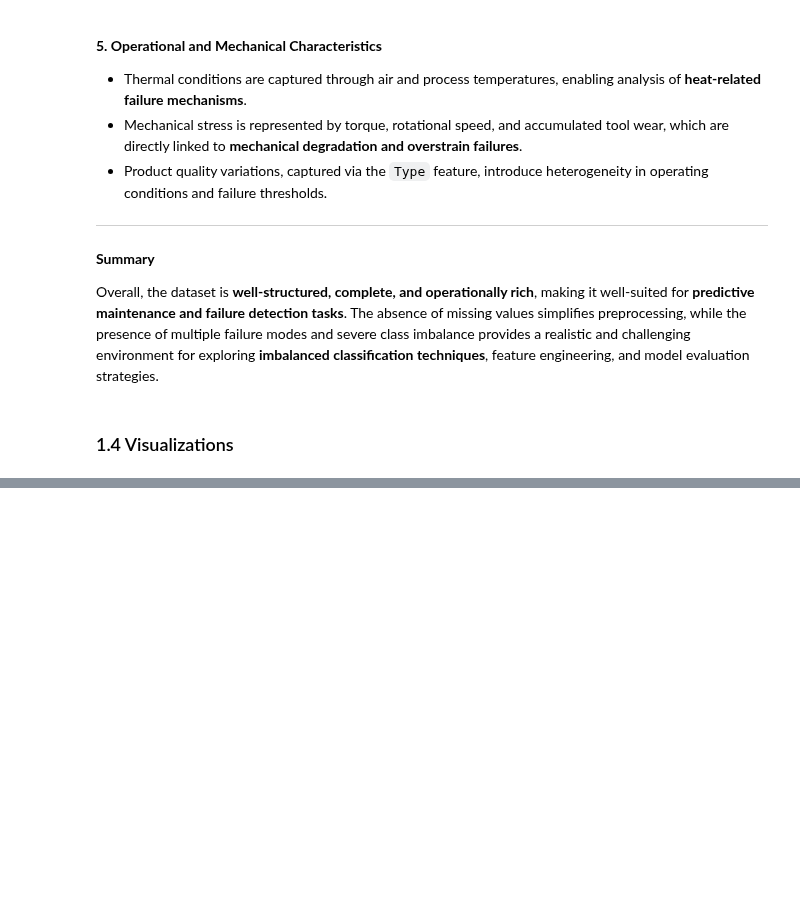
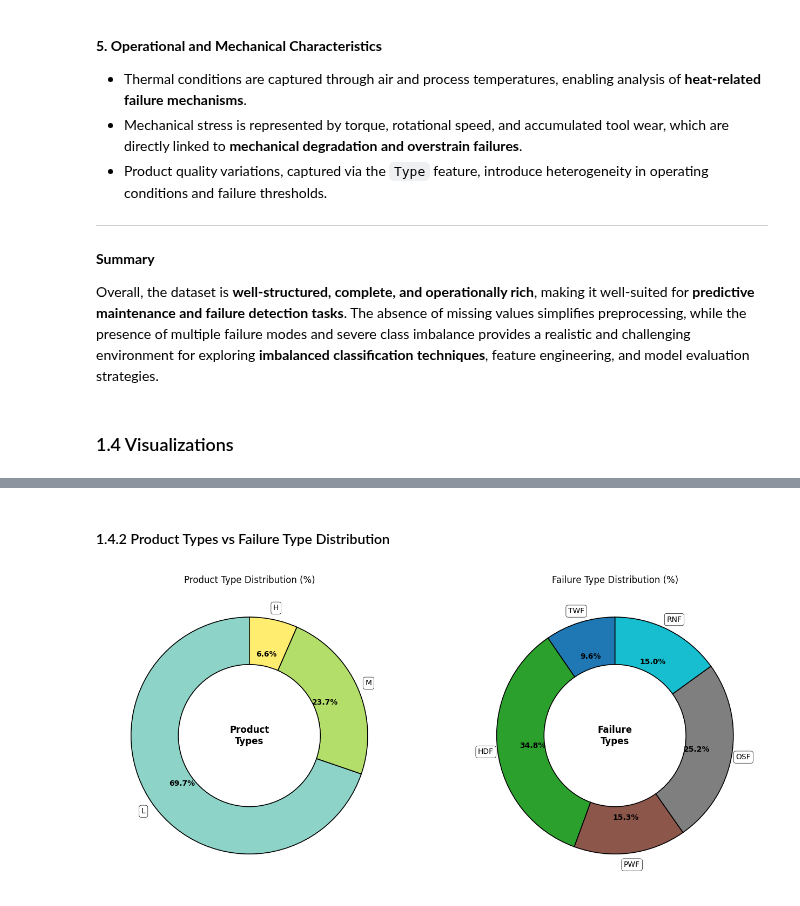
Before and after one commit to ANDUGULA-SAI-KIRAN/predictive-maintenance-end2end, a Jupyter notebook: notebooks/eda.ipynb, the cells around one changed output, grey strips where cells are left out. Saved outputs shown, nothing was run; the diff lists cells and outputs as text; code cells hidden in the pictures; blank space fills up the shorter version.

```diff
--- a/notebooks/eda.ipynb
+++ b/notebooks/eda.ipynb
@@ -219,0 +353,58 @@ Overall, the dataset is **well-structured, complete, and operationally rich**, m
+# %% [markdown]
+#### 1.4.2 Product Types vs Failure Type Distribution
+# %%
+# Data preparation
+type_percent = df['Type'].value_counts(normalize=True) * 100
+
+failure_types = ['TWF', 'HDF', 'PWF', 'OSF', 'RNF']
+failure_counts = df[failure_types].sum()
+failure_percent = (failure_counts / failure_counts.sum()) * 100
+
+# Side-by-side donut charts
+fig, axes = plt.subplots(1, 2, figsize=(14, 6))
+
+# Colors
+type_colors = plt.cm.Set3(np.linspace(0, 1, len(type_percent))) # type: ignore
+failure_colors = plt.cm.tab10(np.linspace(0, 1, len(failure_percent))) # type: ignore
+
+# Function to draw donut and place percentages at middle of donut
+def draw_donut(ax, sizes, labels, colors, title, center_label):
+    wedges, _ = ax.pie(
+        sizes,
+        labels=None,  # we'll add labels manually
+        startangle=90,
+        colors=colors,
+        wedgeprops={'width': 0.4, 'edgecolor': 'black', 'linewidth': 1.2}  # border for differentiation
+    )
+
+    # Add percentage text at middle of donut
+    for wedge, pct in zip(wedges, sizes):
+        angle = (wedge.theta2 + wedge.theta1) / 2
+        x = 0.7 * np.cos(np.deg2rad(angle))  # 0.7 places it roughly at mid-width
+        y = 0.7 * np.sin(np.deg2rad(angle))
+        ax.text(x, y, f'{pct:.1f}%', ha='center', va='center', fontsize=10, fontweight='bold')
+
+    # Add labels outside
+    bbox_props = dict(boxstyle="round,pad=0.3", fc="white", ec="black", lw=0.5)
+    for wedge, label in zip(wedges, labels):
+        angle = (wedge.theta2 + wedge.theta1) / 2
+        x = 1.1 * np.cos(np.deg2rad(angle))
+        y = 1.1 * np.sin(np.deg2rad(angle))
+        ax.text(x, y, label, ha='center', va='center', fontsize=10, bbox=bbox_props)
+
+    # Center label
+    ax.text(0, 0, center_label, ha='center', va='center', fontsize=12, fontweight='bold')
+    ax.set_title(title)
+
+# --------- Draw Product Type Donut ---------
+draw_donut(axes[0], type_percent.values, type_percent.index, type_colors,
+           'Product Type Distribution (%)', 'Product\nTypes')
+
+# --------- Draw Failure Type Donut ---------
+draw_donut(axes[1], failure_percent.values, failure_percent.index, failure_colors,
+           'Failure Type Distribution (%)', 'Failure\nTypes')
+
+plt.tight_layout()
+plt.show()
+# %% [output]
+[figure, added]
```
Also changed, not shown: parts of 19 cells of this notebook.
